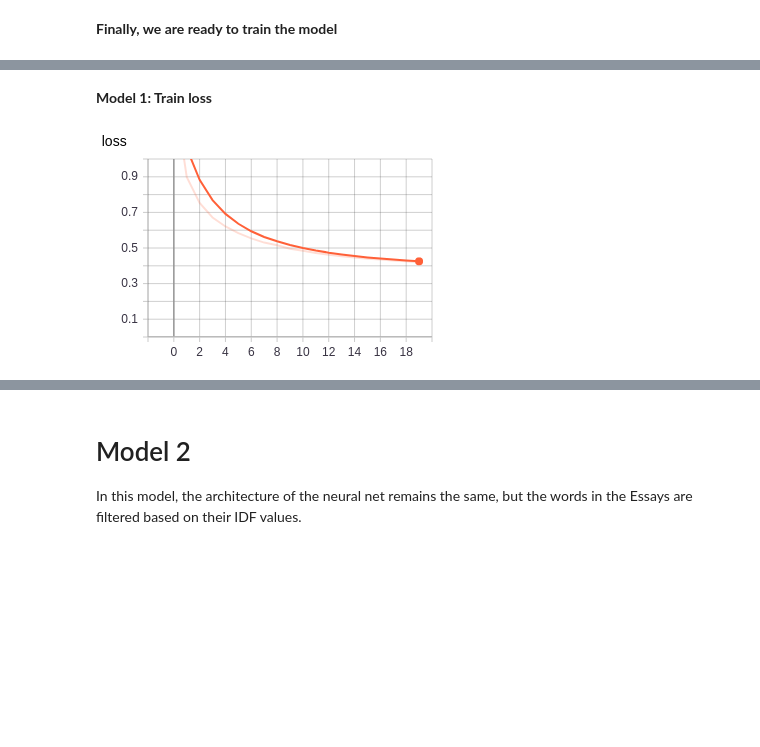
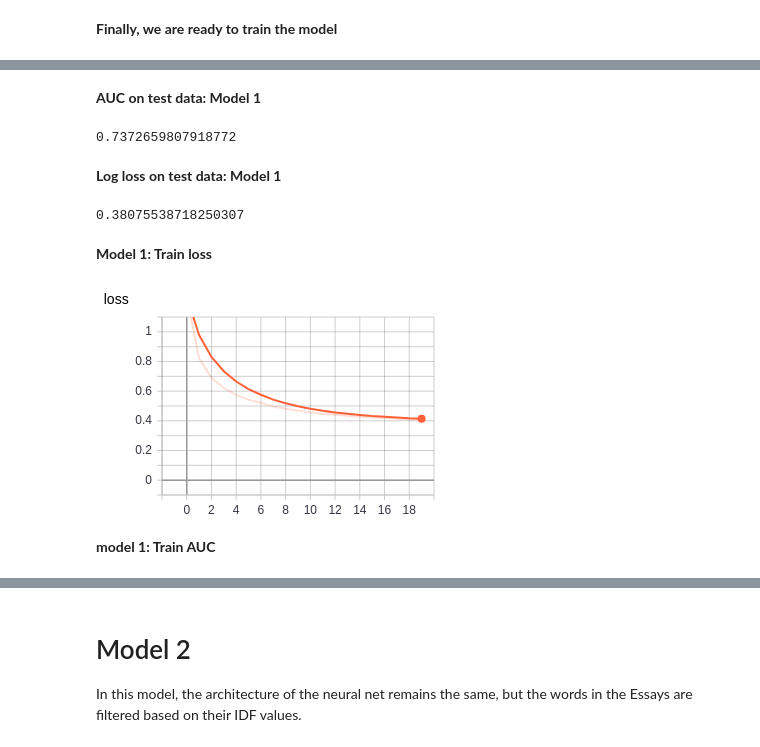
Before and after one commit to tanmay-kulkarni/my_projects, a Jupyter notebook: donors choose LSTM.ipynb, the cells around one changed output, grey strips where cells are left out. Saved outputs shown, nothing was run; the diff lists cells and outputs as text; code cells hidden in the pictures; blank space fills up the shorter version.

```diff
--- a/donors choose LSTM.ipynb
+++ b/donors choose LSTM.ipynb
@@ -676,7 +671,21 @@ Epoch 20/20
+# %% [markdown]
+**AUC on test data: Model 1**
+# %%
+roc_auc_score(y_test, predictions_model1)
+# %% [output]
+0.7372659807918772
+# %% [markdown]
+**Log loss on test data: Model 1**
+# %%
+log_loss(y_test, predictions_model1)
+# %% [output]
+0.38075538718250307
 # %% [markdown]
 **Model 1: Train loss**
 # %%
 from IPython.display import Image
-Image('model_1_training_loss.png')
+Image('./tensorboard pics/model_1_train_loss.png')
 # %% [output]
-[figure, old version]
+[figure, new version]
+# %% [markdown]
+**model 1: Train AUC**
```
Also changed, not shown: parts of 80 cells of this notebook.
